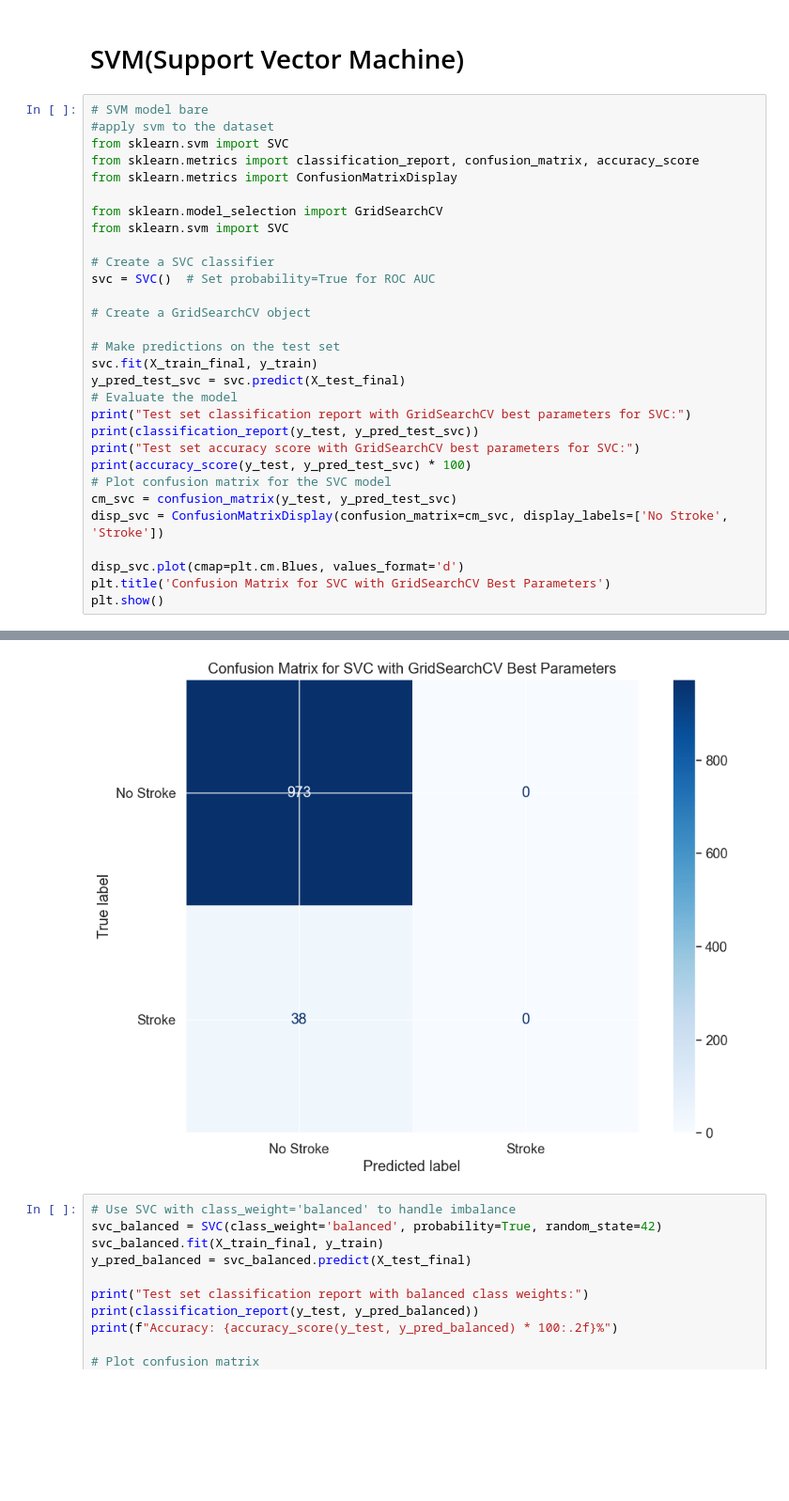
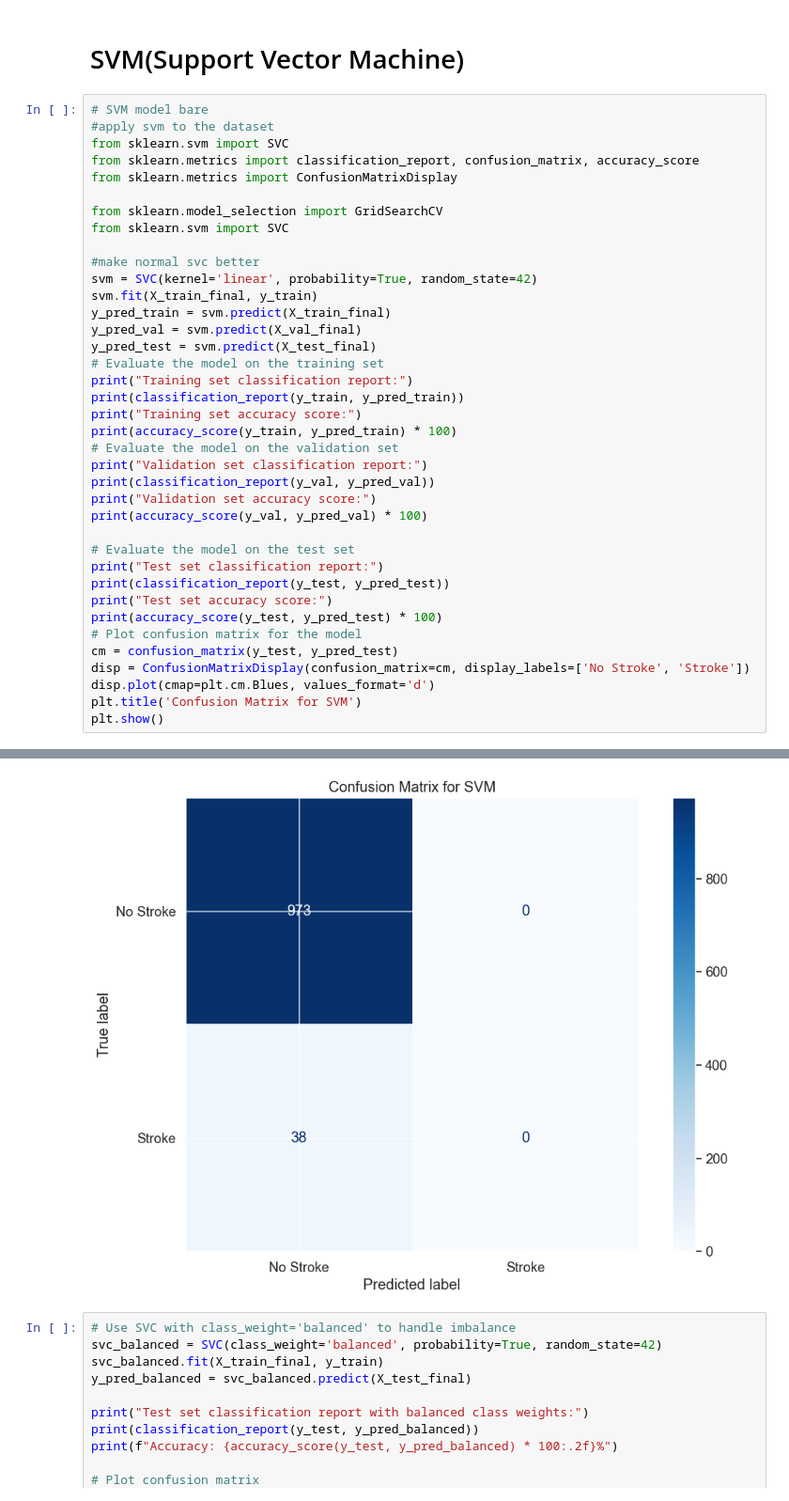
Before and after one commit to marwannour1/stroke_prediction, a Jupyter notebook: main.ipynb, the cells around one changed output, grey strips where cells are left out. Shown at 94% size. Cells and saved outputs as stored; diff of their text form; blank space fills up the shorter version.

```diff
--- a/main.ipynb
+++ b/main.ipynb
@@ -1302,24 +1302,32 @@ from sklearn.metrics import ConfusionMatrixDisplay
 from sklearn.model_selection import GridSearchCV
 from sklearn.svm import SVC
 
-# Create a SVC classifier
-svc = SVC()  # Set probability=True for ROC AUC
+#make normal svc better
+svm = SVC(kernel='linear', probability=True, random_state=42)
+svm.fit(X_train_final, y_train)
+y_pred_train = svm.predict(X_train_final)
+y_pred_val = svm.predict(X_val_final)
+y_pred_test = svm.predict(X_test_final)
+# Evaluate the model on the training set
+print("Training set classification report:")
+print(classification_report(y_train, y_pred_train))
+print("Training set accuracy score:")
+print(accuracy_score(y_train, y_pred_train) * 100)
+# Evaluate the model on the validation set
+print("Validation set classification report:")
+print(classification_report(y_val, y_pred_val))
+print("Validation set accuracy score:")
+print(accuracy_score(y_val, y_pred_val) * 100)
 
-# Create a GridSearchCV object
-
-# Make predictions on the test set
-svc.fit(X_train_final, y_train)
-y_pred_test_svc = svc.predict(X_test_final)
-# Evaluate the model
-print("Test set classification report with GridSearchCV best parameters for SVC:")
-print(classification_report(y_test, y_pred_test_svc))
-print("Test set accuracy score with GridSearchCV best parameters for SVC:")
-print(accuracy_score(y_test, y_pred_test_svc) * 100)
-# Plot confusion matrix for the SVC model
-cm_svc = confusion_matrix(y_test, y_pred_test_svc)
-disp_svc = ConfusionMatrixDisplay(confusion_matrix=cm_svc, display_labels=['No Stroke', 'Stroke'])
-
-disp_svc.plot(cmap=plt.cm.Blues, values_format='d')
-plt.title('Confusion Matrix for SVC with GridSearchCV Best Parameters')
+# Evaluate the model on the test set
+print("Test set classification report:")
+print(classification_report(y_test, y_pred_test))
+print("Test set accuracy score:")
+print(accuracy_score(y_test, y_pred_test) * 100)
+# Plot confusion matrix for the model
+cm = confusion_matrix(y_test, y_pred_test)
+disp = ConfusionMatrixDisplay(confusion_matrix=cm, display_labels=['No Stroke', 'Stroke'])
+disp.plot(cmap=plt.cm.Blues, values_format='d')
+plt.title('Confusion Matrix for SVM')
 plt.show()
 # %% [output]
@@ -1337,5 +1350,5 @@ Test set accuracy score with GridSearchCV best parameters for SVC:
 96.24134520276954
-[figure, old version]
+[figure, new version]
 # %%
 # Use SVC with class_weight='balanced' to handle imbalance
 svc_balanced = SVC(class_weight='balanced', probability=True, random_state=42)
```
Also changed, not shown: parts of 1 cell of this notebook.
